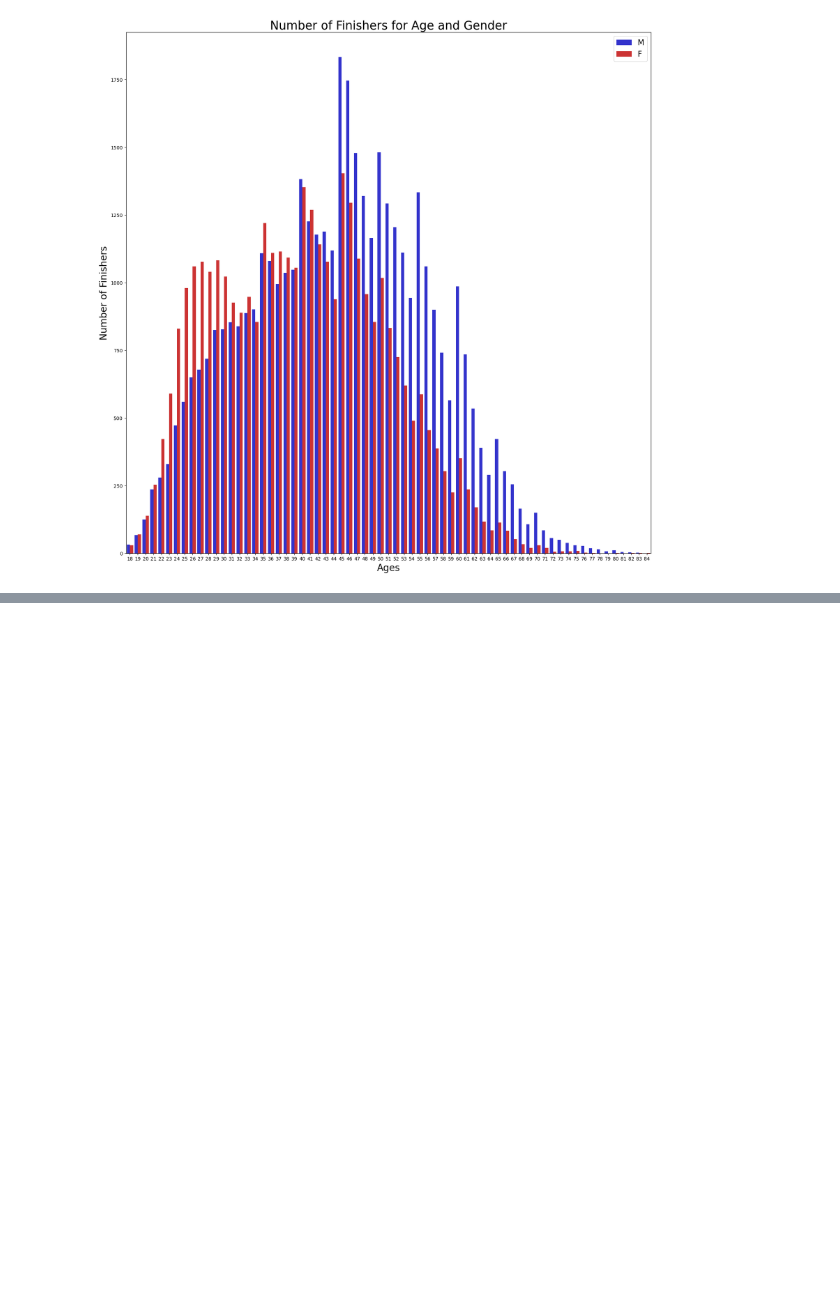
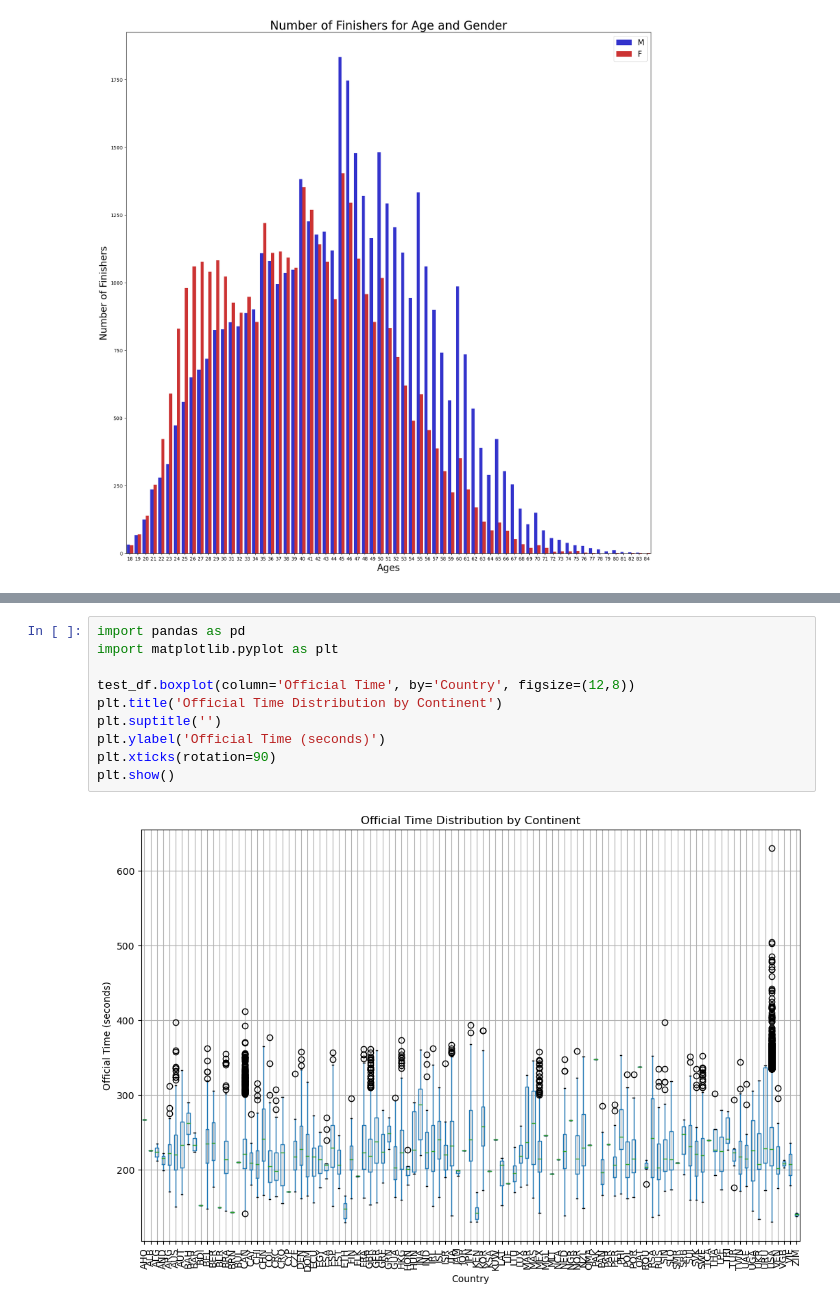
Before and after one commit to karthiksneu/boston-marathon-analysis, a Jupyter notebook: BostonMarathon.ipynb, the cells around one changed output, grey strips where cells are left out. Saved outputs shown, nothing was run; the diff lists cells and outputs as text; blank space fills up the shorter version.

```diff
--- a/BostonMarathon.ipynb
+++ b/BostonMarathon.ipynb
@@ -156,0 +249,12 @@ plt.show()
+# %%
+import pandas as pd
+import matplotlib.pyplot as plt
+
+test_df.boxplot(column='Official Time', by='Country', figsize=(12,8))
+plt.title('Official Time Distribution by Continent')
+plt.suptitle('')
+plt.ylabel('Official Time (seconds)')
+plt.xticks(rotation=90)
+plt.show()
+# %% [output]
+[figure, added]
```
Also changed, not shown: parts of 24 cells of this notebook.
